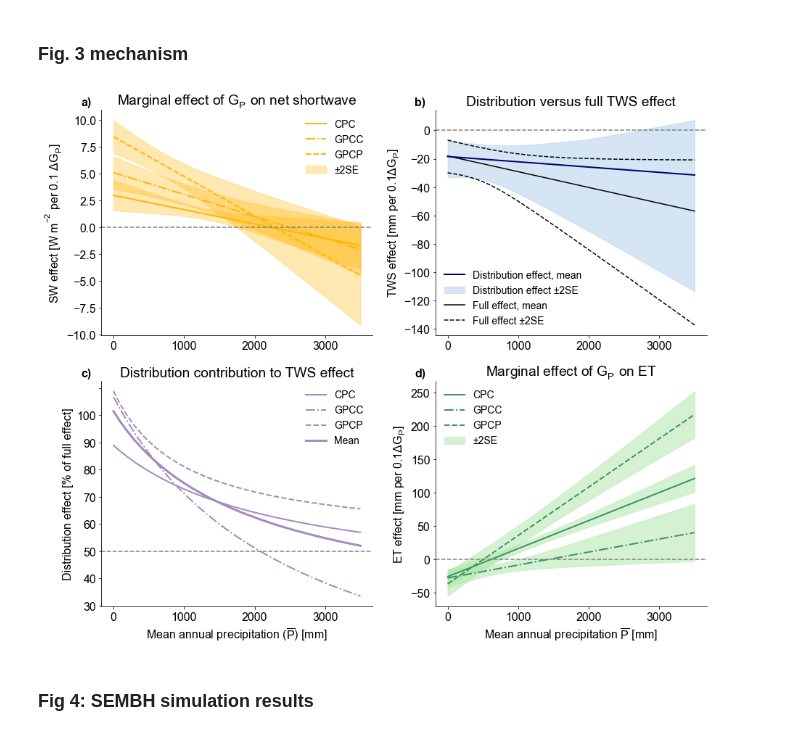
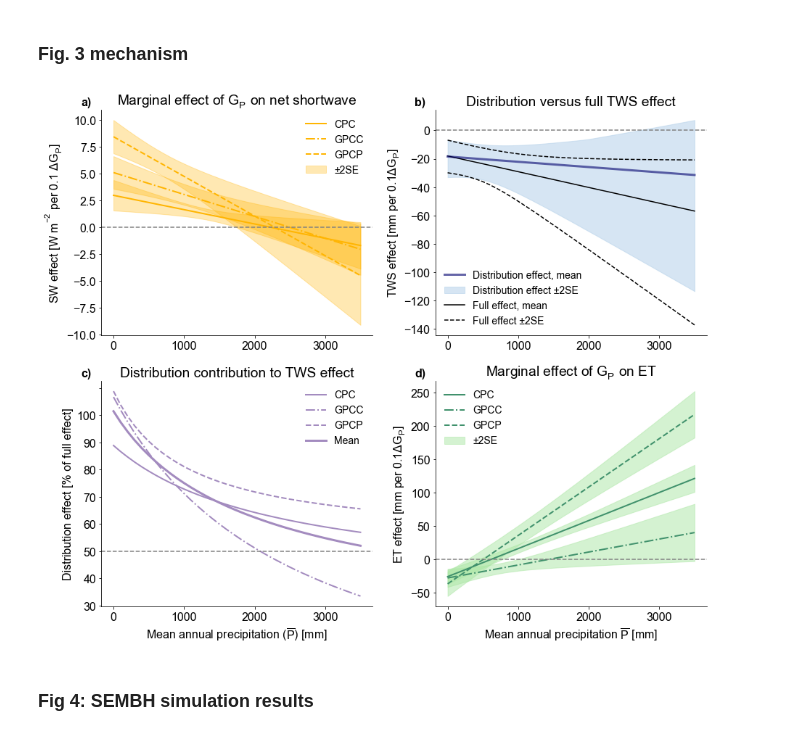
Before and after one commit to clesk/consolidation-TWS, a Jupyter notebook: plotting-codes/lesk+mankin_main-figs.ipynb, the cells around one changed output. Cells and saved outputs as stored; diff of their text form; code cells hidden in the pictures.

```diff
--- a/plotting-codes/lesk+mankin_main-figs.ipynb
+++ b/plotting-codes/lesk+mankin_main-figs.ipynb
@@ -892,23 +927,8 @@ sg_gpcc = scale*(sw_gp_results.coef_Gp_GPCC[0]+sw_gp_results.coef_GpP_GPCC[0]*x)
 sglo_cpc, sghi_cpc = intSE(sg_cpc,sw_gp_results.se_Gp_CPC[0],sw_gp_results.se_GpP_CPC[0],sw_gp_results.cov_CPC[0],scale=scale)
 sglo_gpcp, sghi_gpcp = intSE(sg_gpcp,sw_gp_results.se_Gp_GPCP[0],sw_gp_results.se_GpP_GPCP[0],sw_gp_results.cov_GPCP[0],scale=scale)
 sglo_gpcc, sghi_gpcc = intSE(sg_gpcc,sw_gp_results.se_Gp_GPCC[0],sw_gp_results.se_GpP_GPCC[0],sw_gp_results.cov_GPCC[0],scale=scale)
-# %%
-# load SW regression results (and main model results, for comparison)
-cpc_results_SW = pd.read_csv(save_dir+'reg_results/CPC_regression_results_SWint.csv')
-cpc_results = pd.read_csv(save_dir+'reg_results/CPC_regression_results.csv')
-
-gpcp_results_SW = pd.read_csv(save_dir+'reg_results/GPCP_regression_results_SWint.csv')
-gpcp_results = pd.read_csv(save_dir+'reg_results/GPCP_regression_results.csv')
-
-gpcc_results_SW = pd.read_csv(save_dir+'reg_results/GPCC_regression_results_SWint.csv')
-gpcc_results = pd.read_csv(save_dir+'reg_results/GPCC_regression_results.csv')
 # %%
-# range of mean P to sample conditional effect over:
-bmin = 0
-bmax = 3600
-freq = 100
-x = np.arange(bmin,bmax,freq)
-
+scale = 1
 # for panel B, distribution effect (w SW control) and full effect (no SW control)
 ysw_cpc = scale*cpc_results_SW.coef_Gp[0]+scale*cpc_results_SW.coef_GpP[0]*x
 y_cpc = scale*cpc_results.coef_Gp[0]+scale*cpc_results.coef_GpP[0]*x
@@ -1042,7 +1062,7 @@ l0=ax.plot(x,ymean,'k-')
 l1=ax.plot(x,ymin,'k--')
 ax.plot(x,ymax,'k--')
 
-l2=ax.plot(x,ymean_sw,color='#01016f',linewidth=2)
+l2=ax.plot(x,ymean_sw,color='#01016f',linewidth=3,alpha=0.6)
 f0=ax.fill_between(x,yswmin,yswmax,color='#aecde8',alpha=0.5)
 ax.axhline(0,linestyle='--',color='grey')
 ax.set_ylabel('TWS effect [mm per $0.1 \Delta G_P$]')
@@ -1087,34 +1107,34 @@ etline_col = '#40916c'
 
 l1=ax.plot(x,yet_cpc,color=etline_col,linewidth=2)
 l2=ax.plot(x,yet_gpcc,color=etline_col,linewidth=2,linestyle='-.')
 l3=ax.plot(x,yet_gpcp,color=etline_col,linewidth=2,linestyle='--')
 
 s1 = ax.fill_between(x,effectloET_CPC,effecthiET_CPC,color=etshade_col,alpha=0.5)
 ax.fill_between(x,effectloET_GPCC,effecthiET_GPCC,color=etshade_col,alpha=0.5)
 ax.fill_between(x,effectloET_GPCP,effecthiET_GPCP,color=etshade_col,alpha=0.5)
 
 ax.axhline(0,linestyle='--',color='grey')
 ax.set_xlabel('Mean annual precipitation '+r'$\overline{P}$ [mm]')
 ax.set_ylabel('ET effect [mm per ' +r'$0.1 \Delta{G_P}$]')
 #ax.text(0.6,0.8,r'$\frac{\partial {LWE}} {\partial{G_P}} = \gamma + \chi \overline{P}$',transform=ax.transAxes)
 ax.set_title(r'Marginal effect of $G_P$ on ET'  )
 
 #l3 = ax.plot([],[],color='black',linewidth=3)
 #l4 = ax.plot([],[],color='black',linewidth=3,linestyle='--')
 
 #legend
 ax.legend([l1[0],l2[0],l3[0],s1],['CPC','GPCC','GPCP','±2SE'],fontsize=fsizel,frameon=False)
 
 # axis adjustments
 for i,ax in enumerate(axs):
     ax.spines[['right', 'top']].set_visible(False)
     ax.text(-0.075,1.02,lets[i]+')',transform=ax.transAxes,fontweight='bold')
 
 
 plt.tight_layout()
 #plt.savefig('/dartfs-hpc/rc/lab/C/CMIG/clesk/projects/pexq/figs/clean/Fig.3.pdf',bbox_inches='tight')
 # %% [output]
-[figure, old version]
+[figure, new version]
 # %% [markdown]
 ### Fig 4: SEMBH simulation results
 # %%
```
Also changed, not shown: parts of 13 cells of this notebook, 44 other files.
